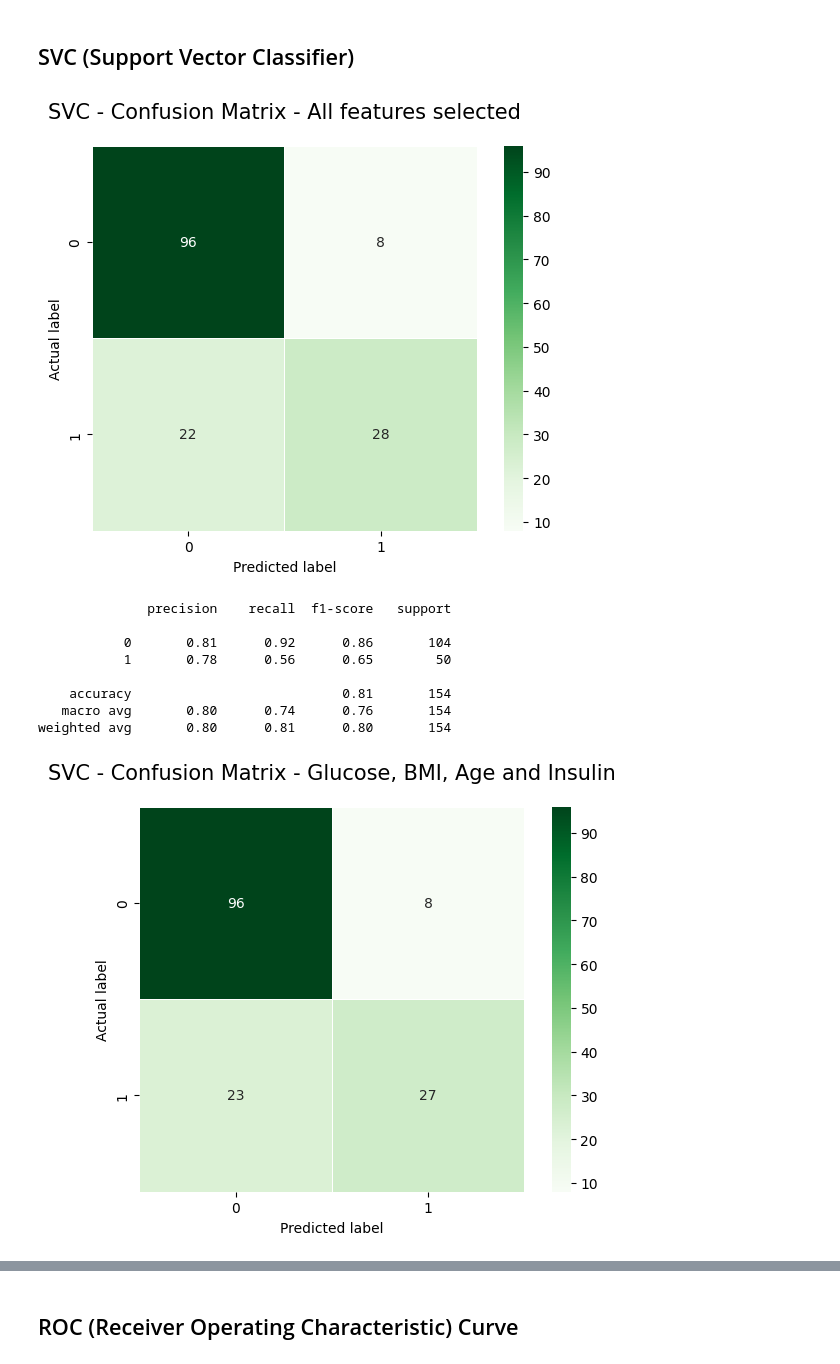
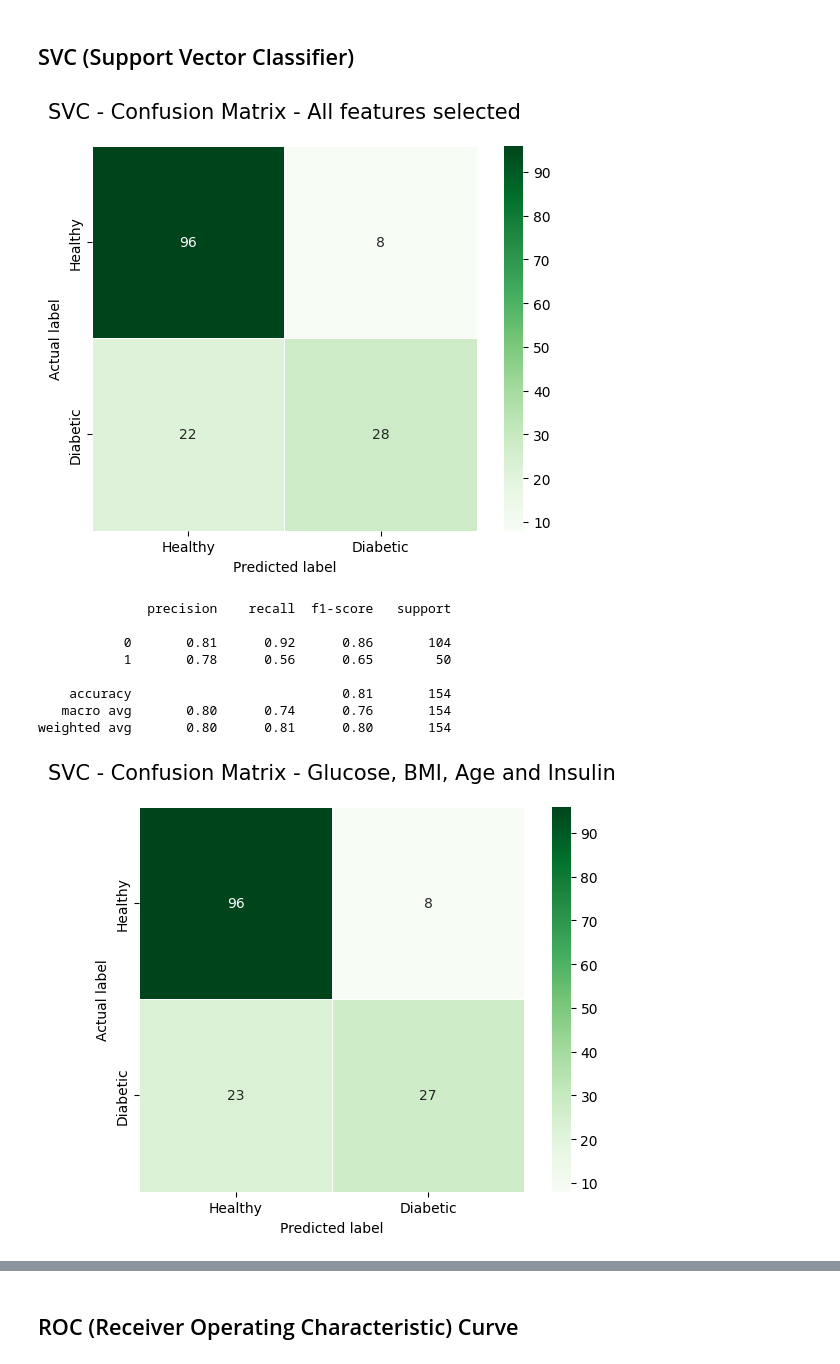
Before and after one commit to Bluxen/DA-Project1, a Jupyter notebook: 13_diabetes_prediction.ipynb, the cells around one changed output, grey strips where cells are left out. Drawn from its saved outputs; the diff is of its cells as text; code cells hidden in the pictures.

```diff
--- a/13_diabetes_prediction.ipynb
+++ b/13_diabetes_prediction.ipynb
@@ -578,7 +613,8 @@ cm = confusion_matrix(y_test, predictions)
 
 # confusion matrix heatmap
 plt.figure(figsize=(7,5))
-sns.heatmap(cm, annot=True, fmt=".0f", linewidths=.5, square = True, cmap = 'Greens')
+sns.heatmap(cm, annot=True, fmt=".0f", linewidths=.5, square = True, cmap = 'Greens',
+            xticklabels=['Healthy', 'Diabetic'], yticklabels=['Healthy', 'Diabetic'])
 plt.ylabel('Actual label')
 plt.xlabel('Predicted label')
 plt.title('SVC - Confusion Matrix - All features selected', size = 15, y=1.05)
@@ -604,7 +640,8 @@ cm = confusion_matrix(y_test, predictions)
 
 # confusion matrix heatmap
 plt.figure(figsize=(7,5))
-sns.heatmap(cm, annot=True, fmt=".0f", linewidths=.5, square = True, cmap = 'Greens')
+sns.heatmap(cm, annot=True, fmt=".0f", linewidths=.5, square = True, cmap = 'Greens',
+            xticklabels=['Healthy', 'Diabetic'], yticklabels=['Healthy', 'Diabetic'])
 plt.ylabel('Actual label')
 plt.xlabel('Predicted label')
 plt.title('SVC - Confusion Matrix - Glucose, BMI, Age and Insulin', size = 15, y=1.05)
@@ -630,7 +667,8 @@ cm = confusion_matrix(y_test, predictions)
 
 # confusion matrix heatmap
 plt.figure(figsize=(7,5))
-sns.heatmap(cm, annot=True, fmt=".0f", linewidths=.5, square = True, cmap = 'Greens')
+sns.heatmap(cm, annot=True, fmt=".0f", linewidths=.5, square = True, cmap = 'Greens',
+            xticklabels=['Healthy', 'Diabetic'], yticklabels=['Healthy', 'Diabetic'])
 plt.ylabel('Actual label')
 plt.xlabel('Predicted label')
 plt.title('SVC - Confusion Matrix - Glucose, BMI and Age', size = 15, y=1.05)
@@ -656,7 +694,8 @@ cm = confusion_matrix(y_test, predictions)
 
 # confusion matrix heatmap
 plt.figure(figsize=(7,5))
-sns.heatmap(cm, annot=True, fmt=".0f", linewidths=.5, square = True, cmap = 'Greens')
+sns.heatmap(cm, annot=True, fmt=".0f", linewidths=.5, square = True, cmap = 'Greens',
+            xticklabels=['Healthy', 'Diabetic'], yticklabels=['Healthy', 'Diabetic'])
 plt.ylabel('Actual label')
 plt.xlabel('Predicted label')
 plt.title('SVC - Confusion Matrix - Glucose, BMI and Insulin', size = 15, y=1.05)
@@ -682,48 +721,43 @@ cm = confusion_matrix(y_test, predictions)
 
 # confusion matrix heatmap
 plt.figure(figsize=(7,5))
-sns.heatmap(cm, annot=True, fmt=".0f", linewidths=.5, square = True, cmap = 'Greens')
+sns.heatmap(cm, annot=True, fmt=".0f", linewidths=.5, square = True, cmap = 'Greens',
+            xticklabels=['Healthy', 'Diabetic'], yticklabels=['Healthy', 'Diabetic'])
 plt.ylabel('Actual label')
 plt.xlabel('Predicted label')
 plt.title('SVC - Confusion Matrix - Glucose and BMI', size = 15, y=1.05)
 plt.show()
 
 print(classification_report(y_test, predictions))
 
 # SVM prediction model, only Glucose and Insulin selected
 X = diabetes[['Glucose', 'Insulin']]
 X = scaler.fit_transform(X)
 y = diabetes['Outcome']
 
 X_train, X_test, y_train, y_test = train_test_split(X, y, test_size=0.2, random_state=23)
 
 model = SVC()
 model.fit(X_train, y_train)
 
 predictions = model.predict(X_test)
 accuracy_scores.append(accuracy_score(y_test, predictions))
 
 # confusion matrix
 cm = confusion_matrix(y_test, predictions)
 
 # confusion matrix heatmap
 plt.figure(figsize=(7,5))
-sns.heatmap(cm, annot=True, fmt=".0f", linewidths=.5, square = True, cmap = 'Greens')
+sns.heatmap(cm, annot=True, fmt=".0f", linewidths=.5, square = True, cmap = 'Greens',
+            xticklabels=['Healthy', 'Diabetic'], yticklabels=['Healthy', 'Diabetic'])
 plt.ylabel('Actual label')
 plt.xlabel('Predicted label')
 plt.title('SVC - Confusion Matrix - Glucose and Insulin', size = 15, y=1.05)
 plt.show()
 
 print(classification_report(y_test, predictions))
-
-# model with the highest accuracy
-best_model_index = accuracy_scores.index(max(accuracy_scores))
-model_names = ['All features selected', 'Glucose, BMI, Age and Insulin', 'Glucose, BMI and Age', 'Glucose, BMI and Insulin', 'Glucose and BMI', 'Glucose and Insulin']
-best_model = model_names[best_model_index]
-
-print('Best model: ', best_model)
 # %% [output]
-[figure, old version]
+[figure, new version]
               precision    recall  f1-score   support
 
            0       0.81      0.92      0.86       104
@@ -732,7 +766,7 @@ print('Best model: ', best_model)
     accuracy                           0.81       154
    macro avg       0.80      0.74      0.76       154
 weighted avg       0.80      0.81      0.80       154
-[figure, old version]
+[figure, new version]
               precision    recall  f1-score   support
 
            0       0.81      0.92      0.86       104
```
Also changed, not shown: parts of 9 cells of this notebook.
